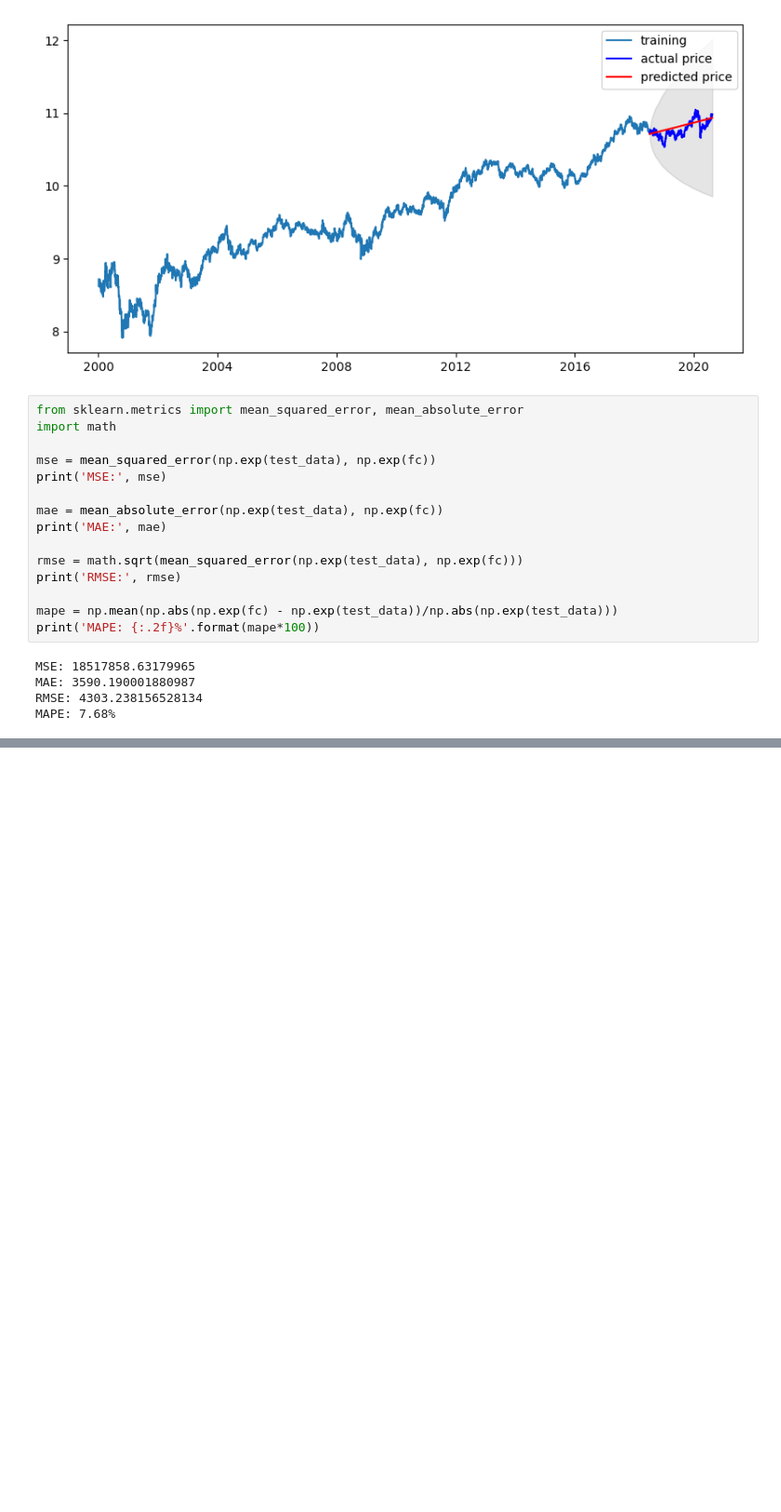
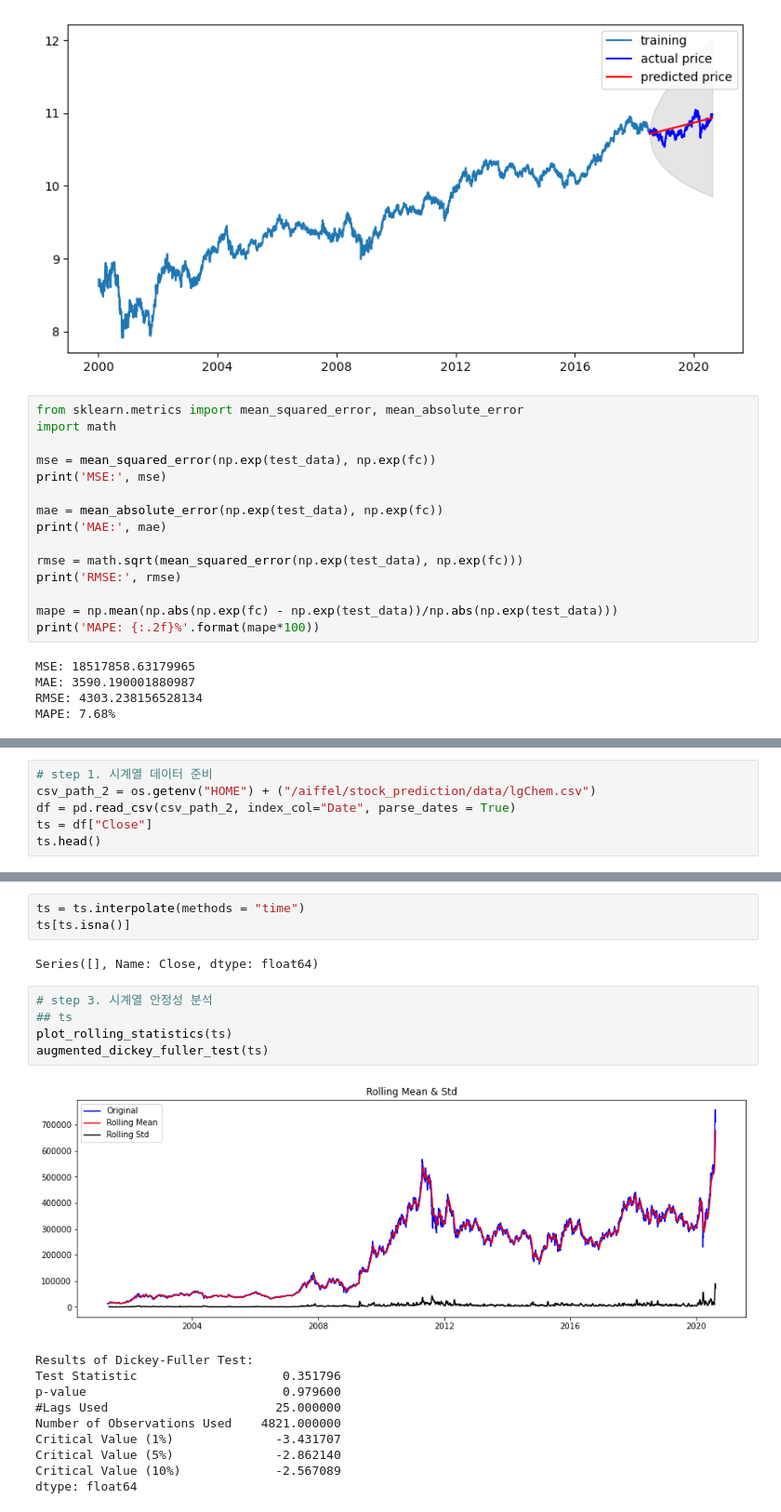
Before and after one commit to nr-ai/Aiffel_Exploration, a Jupyter notebook: StockForecast.ipynb, the cells around one changed output, grey strips where cells are left out. Shown at 93% size. Cells and saved outputs as stored; diff of their text form; blank space fills up the shorter version.

```diff
--- a/StockForecast.ipynb
+++ b/StockForecast.ipynb
@@ -307,0 +310,6 @@ MAPE: 7.68%
+# %%
+# step 1. 시계열 데이터 준비
+csv_path_2 = os.getenv("HOME") + ("/aiffel/stock_prediction/data/lgChem.csv")
+df = pd.read_csv(csv_path_2, index_col="Date", parse_dates = True)
+ts = df["Close"]
+ts.head()
@@ -307,0 +345,21 @@ MAPE: 7.68%
+# %%
+ts = ts.interpolate(methods = "time")
+ts[ts.isna()]
+# %% [output]
+Series([], Name: Close, dtype: float64)
+# %%
+# step 3. 시계열 안정성 분석
+## ts
+plot_rolling_statistics(ts)
+augmented_dickey_fuller_test(ts)
+# %% [output]
+[figure, added]
+Results of Dickey-Fuller Test:
+Test Statistic                    0.351796
+p-value                           0.979600
+#Lags Used                       25.000000
+Number of Observations Used    4821.000000
+Critical Value (1%)              -3.431707
+Critical Value (5%)              -2.862140
+Critical Value (10%)             -2.567089
+dtype: float64
```
Also changed, not shown: parts of 42 cells of this notebook.
